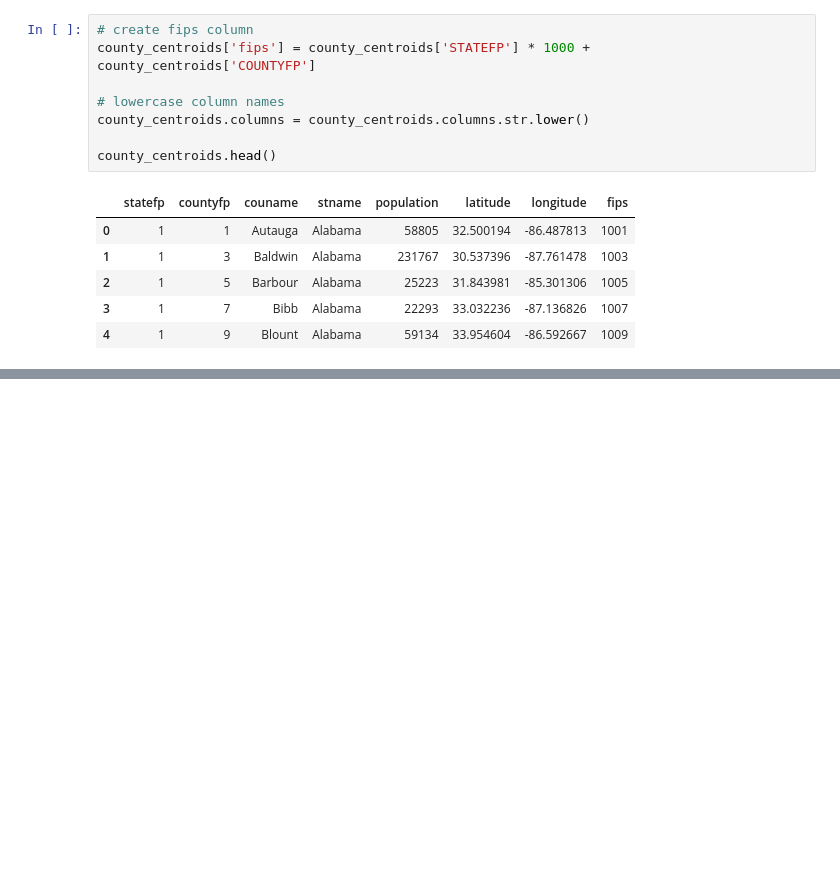
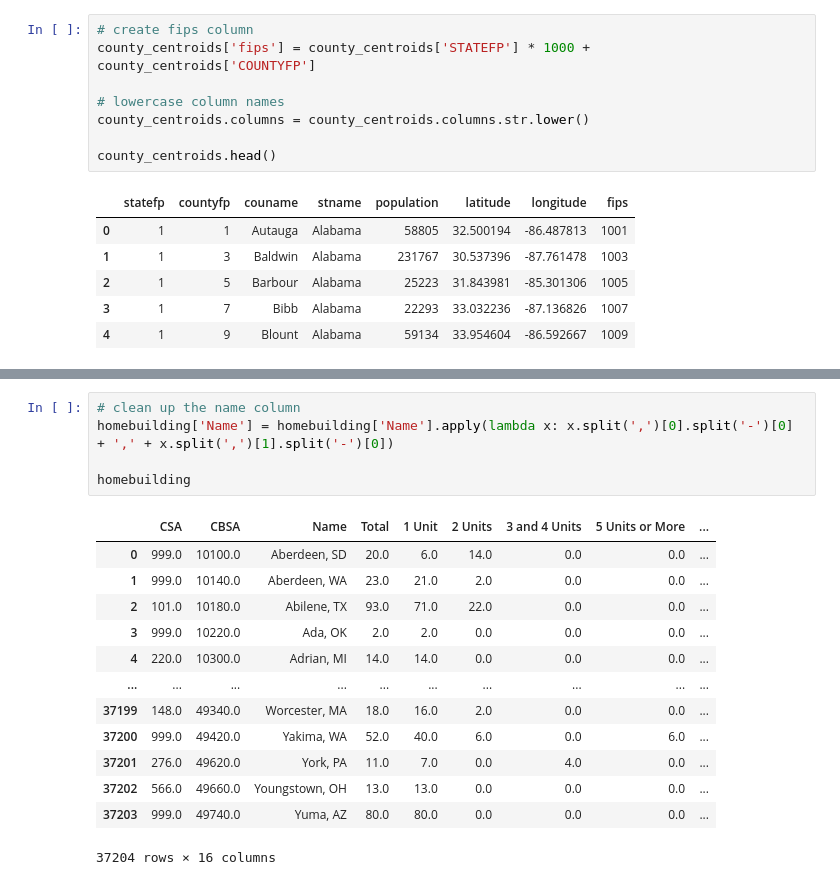
Before and after one commit to gmelmed/charts_gratia_chartis, a Jupyter notebook: rent_tracker/old_code_adaptation.ipynb, the cells around one changed output, grey strips where cells are left out. Drawn from its saved outputs; the diff is of its cells as text; blank space fills up the shorter version.

```diff
--- a/rent_tracker/old_code_adaptation.ipynb
+++ b/rent_tracker/old_code_adaptation.ipynb
@@ -155,0 +492,19 @@ county_centroids.head()
+# %%
+# clean up the name column
+homebuilding['Name'] = homebuilding['Name'].apply(lambda x: x.split(',')[0].split('-')[0] + ',' + x.split(',')[1].split('-')[0])
+
+homebuilding
+# %% [output]
+|  | CSA | CBSA | Name | Total | 1 Unit | 2 Units | 3 and 4 Units | 5 Units or More | ... |
+| 0 | 999.0 | 10100.0 | Aberdeen, SD | 20.0 | 6.0 | 14.0 | 0.0 | 0.0 | ... |
+| 1 | 999.0 | 10140.0 | Aberdeen, WA | 23.0 | 21.0 | 2.0 | 0.0 | 0.0 | ... |
+| 2 | 101.0 | 10180.0 | Abilene, TX | 93.0 | 71.0 | 22.0 | 0.0 | 0.0 | ... |
+| 3 | 999.0 | 10220.0 | Ada, OK | 2.0 | 2.0 | 0.0 | 0.0 | 0.0 | ... |
+| 4 | 220.0 | 10300.0 | Adrian, MI | 14.0 | 14.0 | 0.0 | 0.0 | 0.0 | ... |
+| ... | ... | ... | ... | ... | ... | ... | ... | ... | ... |
+| 37199 | 148.0 | 49340.0 | Worcester, MA | 18.0 | 16.0 | 2.0 | 0.0 | 0.0 | ... |
+| 37200 | 999.0 | 49420.0 | Yakima, WA | 52.0 | 40.0 | 6.0 | 0.0 | 6.0 | ... |
+| 37201 | 276.0 | 49620.0 | York, PA | 11.0 | 7.0 | 0.0 | 4.0 | 0.0 | ... |
+| 37202 | 566.0 | 49660.0 | Youngstown, OH | 13.0 | 13.0 | 0.0 | 0.0 | 0.0 | ... |
+| 37203 | 999.0 | 49740.0 | Yuma, AZ | 80.0 | 80.0 | 0.0 | 0.0 | 0.0 | ... |
+37204 rows × 16 columns
```
Also changed, not shown: parts of 24 cells of this notebook, 7 other files.
